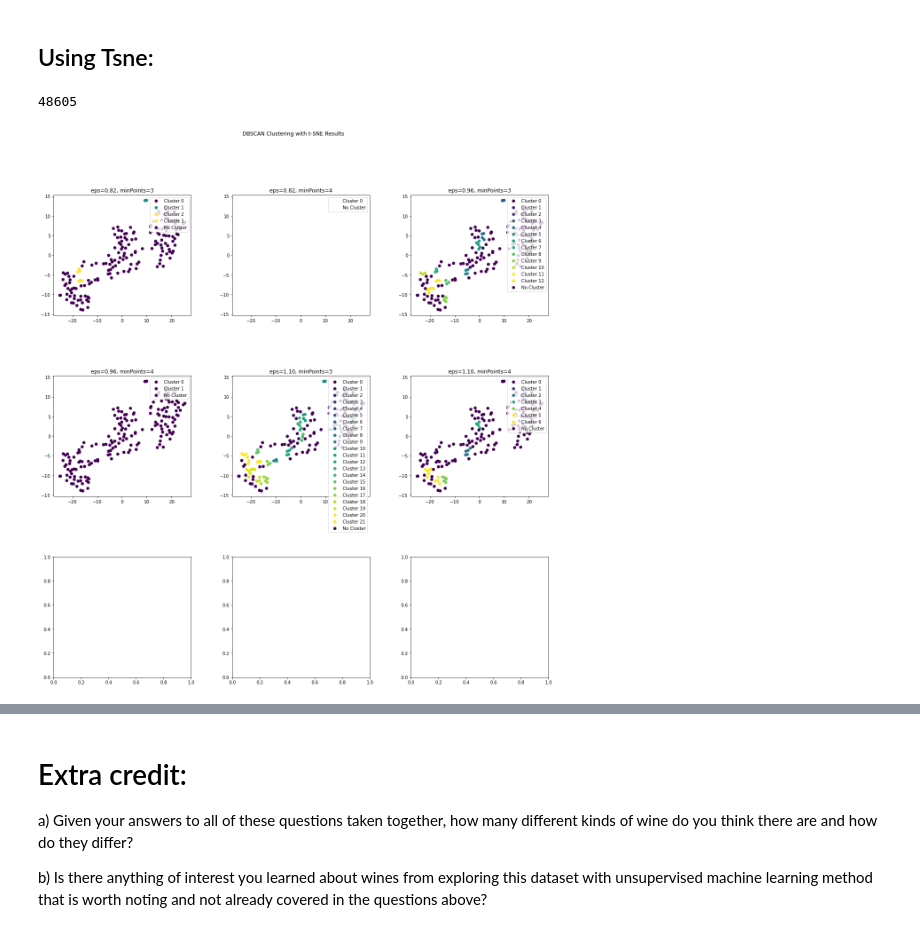
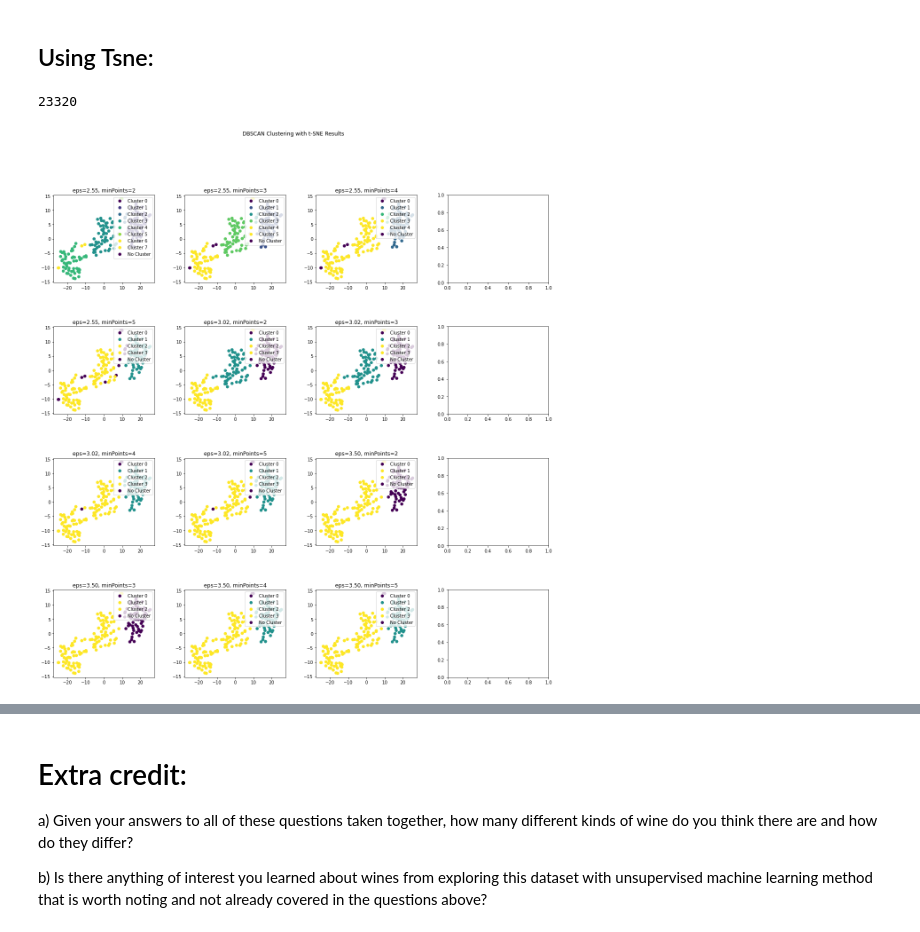
Before and after one commit to aragaomateus/fundamentalsOfML, a Jupyter notebook: HW5/Homework 5.ipynb, the cells around one changed output, grey strips where cells are left out. Drawn from its saved outputs; the diff is of its cells as text; code cells hidden in the pictures.

```diff
--- a/HW5/Homework 5.ipynb
+++ b/HW5/Homework 5.ipynb
@@ -440,36 +380,36 @@ seed = random.randint(1, 100000)
 print(seed)
 
 # Define a range of epsilon and minPoints values to test
-epsilons = np.linspace(.82, 1.1, 3)
-min_points_list = np.arange(3, 5)
+epsilons = np.linspace(2.55, 3.5,3)
+min_points_list = np.arange(2, 6)
 
 # Function to apply DBSCAN and plot the results for a given epsilon and minPoints
 def apply_dbscan_subplot(data, epsilon, min_points, ax):
     dbscan = DBSCAN(eps=epsilon, min_samples=min_points)
     dbscan_labels = dbscan.fit_predict(data)
     cmap = plt.get_cmap("viridis", len(set(dbscan_labels)) - 1)
     scatter = ax.scatter(data[:, 0], data[:, 1], c=dbscan_labels, cmap=cmap)
     ax.set_title(f"eps={epsilon:.2f}, minPoints={min_points}")
 
     # Create legend
     legend_elements = [plt.Line2D([0], [0], marker='o', color='w', label='Cluster ' + str(i),
                                   markerfacecolor=cmap(i), markersize=8) for i in range(len(set(dbscan_labels))) if i != -1]
     legend_elements.append(plt.Line2D([0], [0], marker='o', color='w', label='No Cluster',
                                       markerfacecolor=cmap(-1), markersize=8))
     ax.legend(handles=legend_elements, loc='upper right')
 
 # Create a 3x3 grid of subplots
-fig, axes = plt.subplots(3, 3, figsize=(20, 20))
+fig, axes = plt.subplots(4, 4, figsize=(20, 20))
 fig.suptitle("DBSCAN Clustering with t-SNE Results")
 
 # Test each permutation of epsilons and minPoints and plot the results
 for i, (epsilon, min_points) in enumerate(product(epsilons, min_points_list)):
     row, col = divmod(i, 3)
     apply_dbscan_subplot(tsne_results_20, epsilon, min_points, axes[row, col])
 
 # Adjust subplot spacing and show the figure
 plt.subplots_adjust(hspace=0.5, wspace=0.3)
 plt.show()
 # %% [output]
-48605
+23320
-[figure, old version]
+[figure, new version]
```
Also changed, not shown: parts of 13 cells of this notebook, 12 other files.
